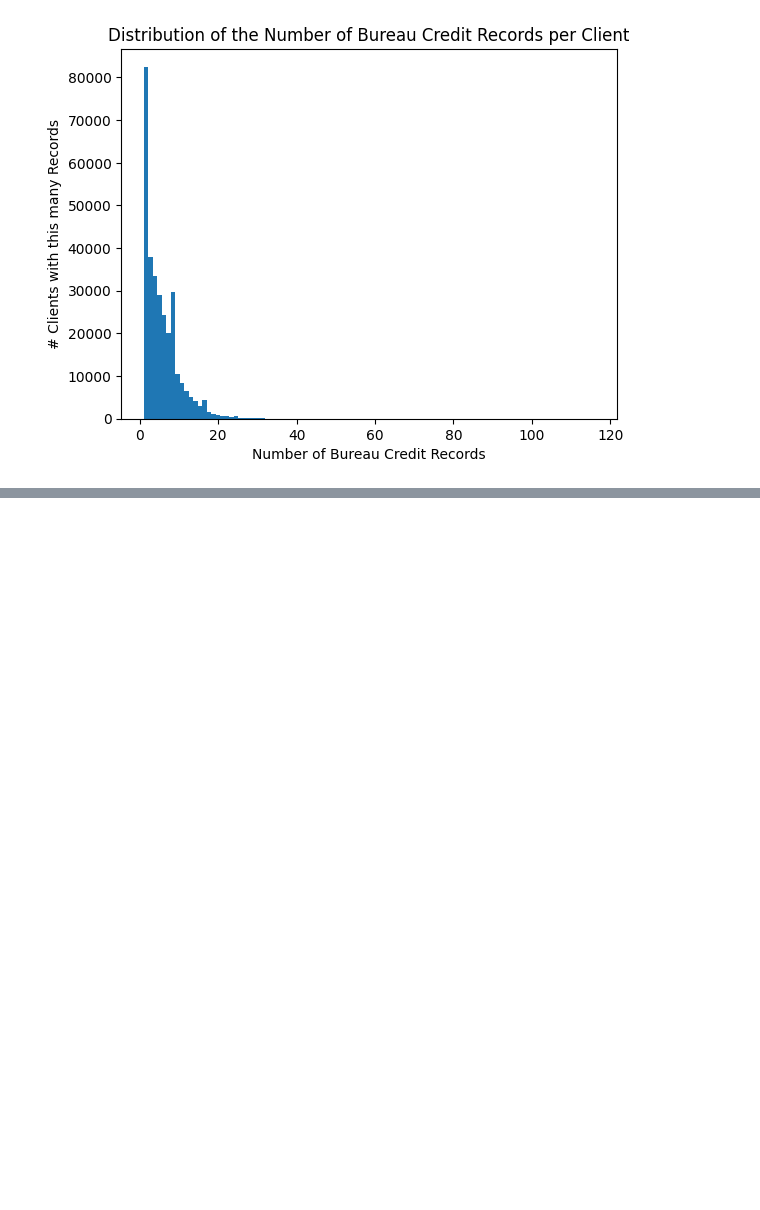
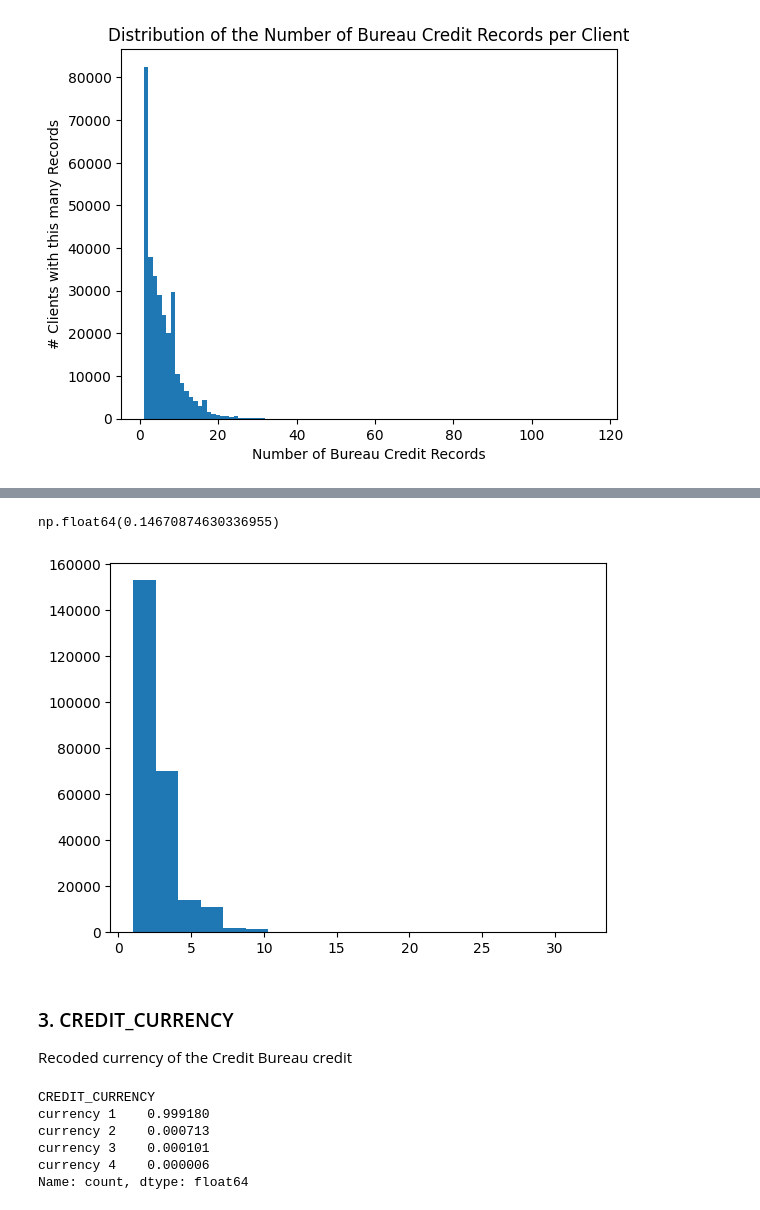
Before and after one commit to annahanslc/home-credit-default-risk-project, a Jupyter notebook: Project drafts/Features_1.ipynb, the cells around one changed output, grey strips where cells are left out. Cells and saved outputs as stored; diff of their text form; code cells hidden in the pictures; blank space fills up the shorter version.

Commit message:
Explored features from Bureau, created 4 new features

```diff
--- a/Project drafts/Features_1.ipynb
+++ b/Project drafts/Features_1.ipynb
@@ -7,8 +21,8 @@ import matplotlib.pyplot as plt
 # %%
 # import files
 
-bureau_df = pd.read_csv('../data/bureau.csv')
-bureau_df
+df = pd.read_csv('../data/bureau.csv')
+df
 # %% [output]
 |  | SK_ID_CURR | SK_ID_BUREAU | CREDIT_ACTIVE | CREDIT_CURRENCY | DAYS_CREDIT | CREDIT_DAY_OVERDUE | ... |
 | 0 | 215354 | 5714462 | Closed | currency 1 | -497 | 0 | ... |
@@ -81,0 +125,6 @@ plt.ylabel('# Clients with this many Records');
+# %%
+# get a count of how many active ones there are per client
+
+bureau_num_active_credits = pd.DataFrame(df[df['CREDIT_ACTIVE']=='Active'].groupby('SK_ID_CURR')['CREDIT_ACTIVE'].count()).reset_index()
+bureau_num_active_credits.columns = ['SK_ID_CURR','num_active_credits']
+bureau_num_active_credits
@@ -81,0 +145,27 @@ plt.ylabel('# Clients with this many Records');
+# %%
+# count how many clients have at least 1 active credit
+
+(bureau_num_active_credits['num_active_credits'] > 0).sum() / df.shape[0]
+# %% [output]
+np.float64(0.14670874630336955)
+# %%
+# plot the distribution
+
+plt.hist(bureau_num_active_credits['num_active_credits'], bins=20);
+# %% [output]
+[figure, added]
+# %% [markdown]
+### 3. CREDIT_CURRENCY
+
+Recoded currency of the Credit Bureau credit
+# %%
+# check the values
+
+df['CREDIT_CURRENCY'].value_counts() / df.shape[0]
+# %% [output]
+CREDIT_CURRENCY
+currency 1    0.999180
+currency 2    0.000713
+currency 3    0.000101
+currency 4    0.000006
+Name: count, dtype: float64
```
Also changed, not shown: parts of 32 cells of this notebook.
